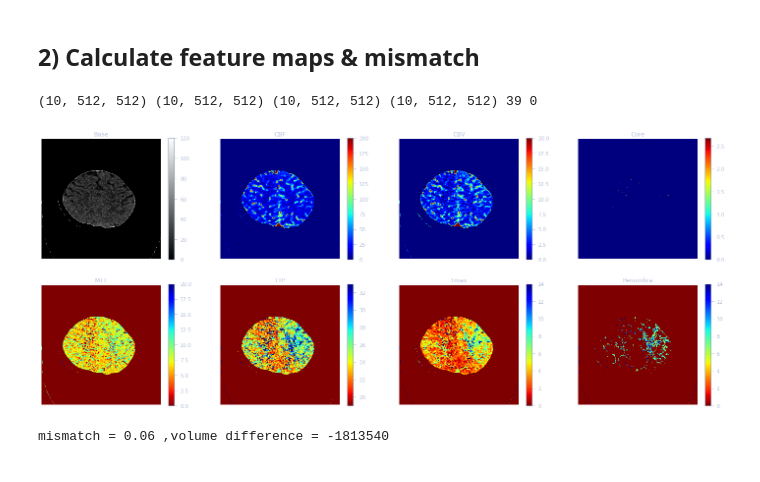
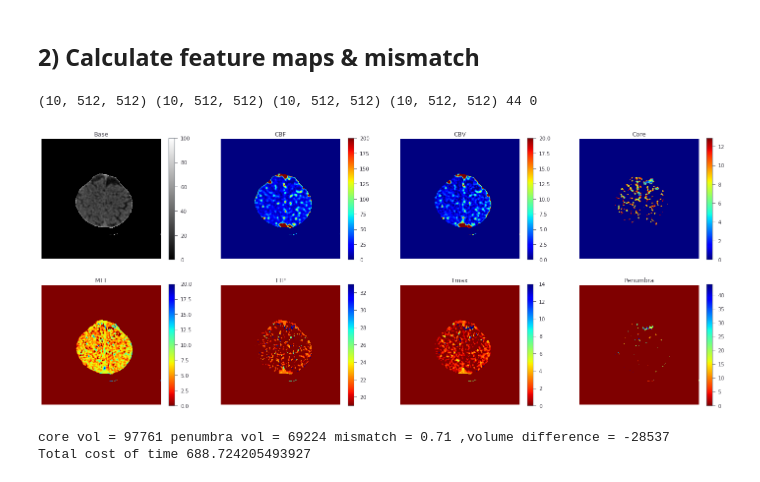
Before and after one commit to Lucien0907/perf, a Jupyter notebook: aif_vof/ctp.ipynb, the cells around one changed output. Drawn from its saved outputs; the diff is of its cells as text; code cells hidden in the pictures.

```diff
--- a/aif_vof/ctp.ipynb
+++ b/aif_vof/ctp.ipynb
@@ -171,6 +201,9 @@ arr_itp = arr_itp.reshape(nz,nx,ny,nt)
 arr_itp = np.moveaxis(arr_itp, -1, 0)
 print('Done, shape:',arr_itp.shape, 'dtype:',arr_itp.dtype, 'max=', np.max(arr_itp), 'min=', np.min(arr_itp))
 
+arr_itp = arr_itp.astype(np.int16)
+print('Converted to int16, shape:',arr_itp.shape, 'dtype:',arr_itp.dtype, 'max=', np.max(arr_itp), 'min=', np.min(arr_itp))
+
 print('Saving as mat file...', end='')
 sio.savemat(output_path+'/arr_itp.mat', mdict={'arr_itp': arr_itp})
 print('done')
@@ -181,3 +214,6 @@ ax[0].plot(arr_raw[:,0,256,256])
 ax[1].plot(arr_itp[:,0,256,256])
 plt.show()
 plt.close()
+
+del arr_raw
+print_mem()
@@ -338,7 +345,6 @@ def autoaif(arg):
     [loc, sig, base] = arg
     r = np.zeros((len(sig)), dtype = np.int16)
     if 0 < base < 120:
-        sig = sig - base
         imax = np.argmax(sig)
         if 10 < imax < 40:
             kur = kurtosis(sig, fisher=True)
@@ -348,5 +354,5 @@ def autoaif(arg):
 
 print('Searching for AIF & VOF candidates...')
 x_step, y_step = 1, 1
-args = [((z,x,y), arr[:,z,x,y], base[z,x,y]) for z in range(nz) for x in range(0,nx,x_step) for y in range(0,ny,y_step)]
+args = [((z,x,y), C[:,z,x,y], base[z,x,y]) for z in range(nz) for x in range(0,nx,x_step) for y in range(0,ny,y_step)]
 sigs = multi_proc(autoaif, args, 10)
@@ -442,10 +469,5 @@ sio.savemat(output_path+'/R.mat', mdict={'R':R, 'arr':arr, 'C': C, 'mask':mask})
 # %% [markdown]
 ## 2) Calculate feature maps & mismatch
-# %%
-R = sio.loadmat(output_path+'/R.mat')['R']
-arr = sio.loadmat(output_path+'/R.mat')['arr']
-C = sio.loadmat(output_path+'/R.mat')['C']
-mask = sio.loadmat(output_path+'/R.mat')['mask']
 # %%
 khema = (1-0.25)/(1-0.45)
 
@@ -469,31 +491,34 @@ sitk.WriteImage(img, os.path.join(output_path,patient_name)+'_Tmax.nii')
 img = sitk.GetImageFromArray(TTP.astype(np.int16))
 sitk.WriteImage(img, os.path.join(output_path,patient_name)+'_TTP.nii')
 
-# window width settings
+# filtering
+#sig=0.2
+#CBF = gaussian_filter(CBF, sig)
+#CBV = gaussian_filter(CBV, sig)
+#MTT = gaussian_filter(MTT, sig)
+#TTP = gaussian_filter(TTP, sig)
+#Tmax = gaussian_filter(Tmax, sig)
+#core = gaussian_filter(core, sig)
+#penumbra = gaussian_filter(penumbra, sig)
+
+# core & penumbra
+core_cbf = [CBF[z,x,y] for z in range(nz) for x in range(nx) for y in range(ny) if mask[0,z,x,y]==1]
+core_th = sum(core_cbf)//len(core_cbf)*0.3
+#core_th = 30
+core = np.where(CBF<core_th, CBF, 0)
+
+penumbra = np.where(Tmax>6, Tmax, 0)
+#penumbra = np.clip(penumbra, 6, 14)
+
+# window width
 CBF = np.clip(CBF, 0, 200)
 CBV = np.clip(CBV, 0, 20)
 MTT = np.clip(MTT, 0, 20)
 TTP = np.clip(TTP, 19, 33)
 Tmax = np.clip(Tmax, 0, 14)
 
-#core_th = np.max(CBF)*0.3
-core_th = np.mean(CBF)*0.3
-core = np.where(CBF<core_th, 1, 0)*CBF
-penumbra = np.where(Tmax>6, 1, 0)*Tmax
-core = np.clip(core, 0, 200)
-penumbra = np.clip(penumbra, 0, 14)
-
-# filtering
-#CBF = gaussian_filter(CBF, 2)
-#CBV = gaussian_filter(CBV, 2)
-#MTT = gaussian_filter(MTT, 2)
-#TTP = gaussian_filter(TTP, 2)
-#Tmax = gaussian_filter(Tmax, 2)
-#core = gaussian_filter(core, 2)
-#penumbra = gaussian_filter(penumbra, 2)
-
 # plot feature maps and lesion segmentation
-slice_i = 9
+slice_i = 8
 fig, ax = plt.subplots(2,4,figsize=(25,10))
 cbar = ['blue','cyan','green','orange','red']
 
@@ -526,36 +551,40 @@ ax[0,3].set_title('Core')
 ax[0,3].axis('off')
 
 cax = ax[1,0].imshow(MTT[slice_i,:,:], cmap='jet_r')
 fig.colorbar(cax, ax=ax[1,0])
 ax[1,0].set_title('MTT')
 ax[1,0].axis('off')
 
 cax = ax[1,1].imshow(TTP[slice_i,:,:], cmap='jet_r')
 fig.colorbar(cax, ax=ax[1,1])
 ax[1,1].set_title('TTP')
 ax[1,1].axis('off')
 
 cax = ax[1,2].imshow(Tmax[slice_i,:,:], cmap='jet_r')
 fig.colorbar(cax, ax=ax[1,2])
 ax[1,2].set_title('Tmax')
 ax[1,2].axis('off')
 
 cax = ax[1,3].imshow(penumbra[slice_i,:,:], cmap='jet_r')
 fig.colorbar(cax, ax=ax[1,3])
 ax[1,3].set_title('Penumbra')
 ax[1,3].axis('off')
 
 plt.show()
 plt.close()
 
 # calculate volume difference and mismatch
 voxel_size = 1
-core_vol = np.sum(CBF<core_th)*voxel_size
-penumbra_vol = np.sum(Tmax>6)*voxel_size
+core_vol = np.sum(core > 0)*voxel_size
+penumbra_vol = np.sum(penumbra>0)*voxel_size
 vol_diff = penumbra_vol-core_vol
 mismatch = round(penumbra_vol/core_vol, 2)
-print('mismatch =', mismatch, ',volume difference =', vol_diff)
+print('core vol =', core_vol, 'penumbra vol =', penumbra_vol, 'mismatch =', mismatch, ',volume difference =', vol_diff)
+
+atcost = time.time()-all_start
+print("Total cost of time", atcost)
 # %% [output]
-(10, 512, 512) (10, 512, 512) (10, 512, 512) (10, 512, 512) 39 0
+(10, 512, 512) (10, 512, 512) (10, 512, 512) (10, 512, 512) 44 0
-[figure, old version]
+[figure, new version]
-mismatch = 0.06 ,volume difference = -1813540
+core vol = 97761 penumbra vol = 69224 mismatch = 0.71 ,volume difference = -28537
+Total cost of time 688.724205493927
```
Also changed, not shown: parts of 13 cells of this notebook.
